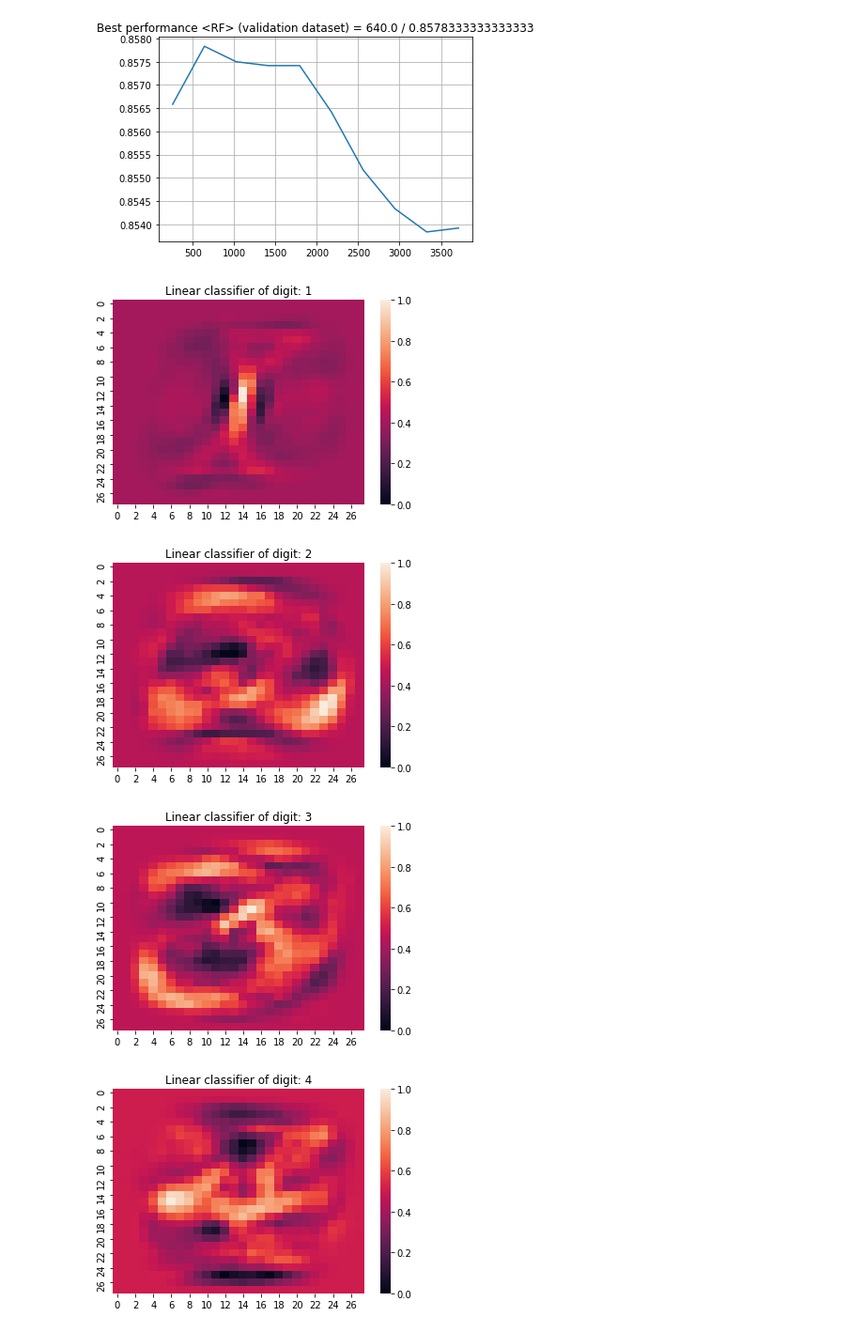
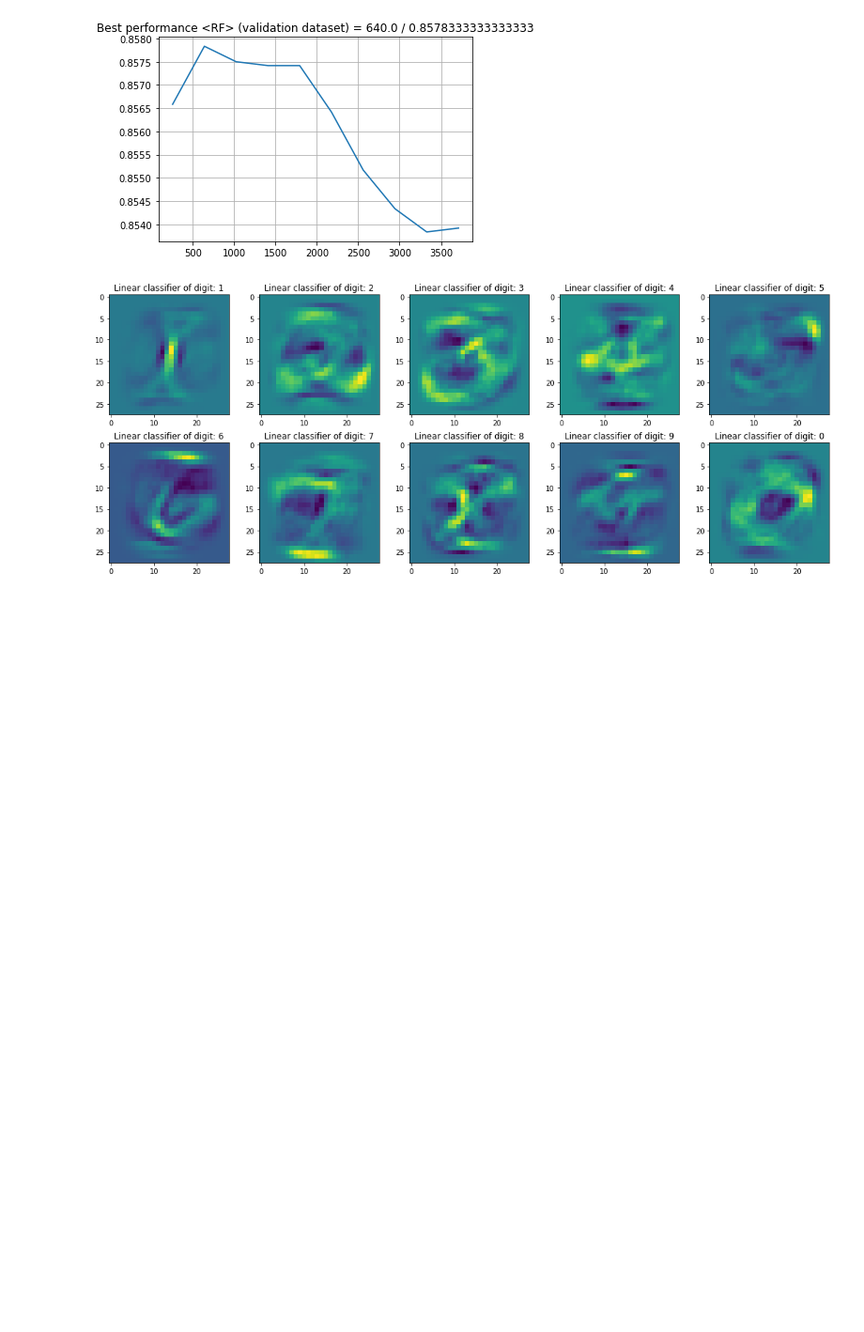
Before and after one commit to SamuelBFG/DL-studies, a Jupyter notebook: IA353/EF1p1.ipynb, the cells around one changed output. Shown: that part at 94% size. Cells and saved outputs as stored; diff of their text form; code cells hidden in the pictures; blank space fills up the shorter version.

Commit message:
better visualization heatmap

```diff
--- a/IA353/EF1p1.ipynb
+++ b/IA353/EF1p1.ipynb
@@ -236,28 +236,31 @@ plt.show()
 # %%
 import seaborn as sns
 
+num_row = 2
+num_col = 5
+
+# plot images
+fig, axes = plt.subplots(num_row, num_col, figsize=(3*num_col,3*num_row))
 
 nr, nc = w.shape
 IM = np.zeros((28,28))
 
 
 for i in range(nc):
   if i == nc-1:
     ii = 0
   else:
     ii = i+1
-  plt.title('Linear classifier of digit: {}'.format(ii))
   v_aux = (w[1:,i]-np.ndarray.min(w[1:,i]))/(np.ndarray.max(w[1:,i])-np.ndarray.min(w[1:,i]))
   ind = 0
   for j in range(28):
     for k in range(28):
       IM[k,j] = v_aux[ind]
       ind+=1
-  # plt.imshow(IM)
-  ax = sns.heatmap(IM)
-  plt.show()
+  ax = axes[i//num_col, i%num_col]
+  ax.imshow(IM)
+  ax.set_title('Linear classifier of digit: {}'.format(ii))
+plt.tight_layout()
+plt.show()
 # %% [output]
-[figure, old version]
+[figure, new version]
-[figure, removed]
-[figure, removed]
-[figure, removed]
```
Also changed, not shown: parts of 3 cells of this notebook.
